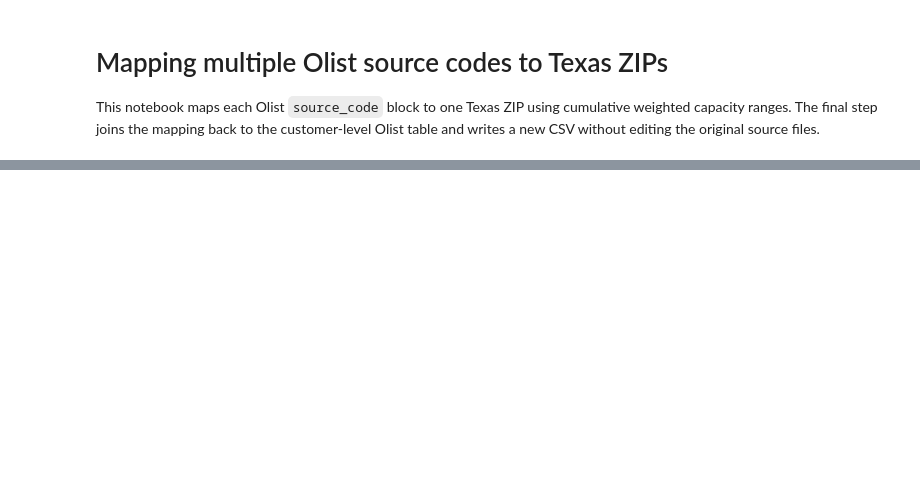
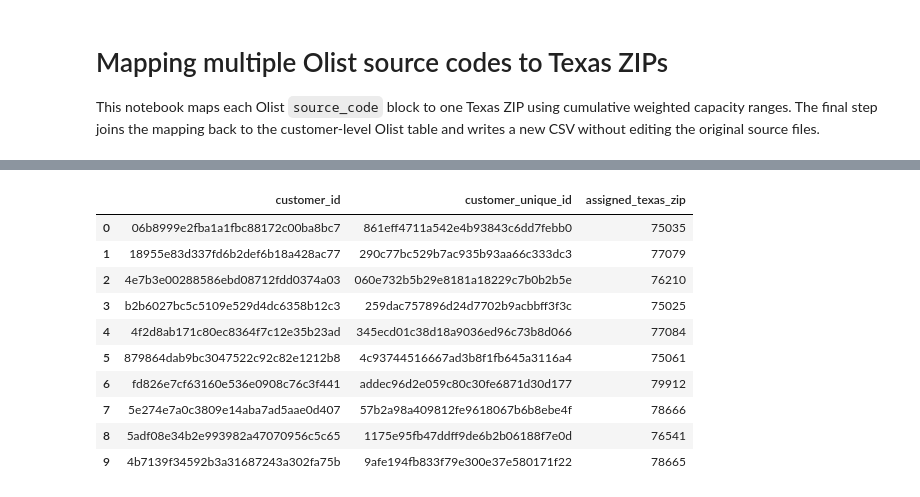
Before and after one commit to rparaula/Synthetic-Texas-Postal-Dataset, a Jupyter notebook: Synthetic_Customers_and_Orders/Mapping Table.ipynb, the cells around one changed output, grey strips where cells are left out. Drawn from its saved outputs; the diff is of its cells as text; code cells hidden in the pictures; blank space fills up the shorter version.

```diff
--- a/Synthetic_Customers_and_Orders/Mapping Table.ipynb
+++ b/Synthetic_Customers_and_Orders/Mapping Table.ipynb
@@ -231,0 +315,26 @@ display(tiny_zip_assignment_df[tiny_zip_assignment_df["assigned_source_code_coun
+# %%
+postal_customers = olist_customers_with_assigned_zip_df.drop(columns=[
+    "customer_city",
+    "customer_zip_code_prefix",
+    "customer_state",
+    "zip_group_4",
+    "source_code",
+    "zip_group_3",
+    "zip_group_2",
+    "source_code_count",
+    "source_code_proportion",
+    "source_code_percentage",
+    ])
+postal_customers.head(10)
+# %% [output]
+|  | customer_id | customer_unique_id | assigned_texas_zip |
+| 0 | 06b8999e2fba1a1fbc88172c00ba8bc7 | 861eff4711a542e4b93843c6dd7febb0 | 75035 |
+| 1 | 18955e83d337fd6b2def6b18a428ac77 | 290c77bc529b7ac935b93aa66c333dc3 | 77079 |
+| 2 | 4e7b3e00288586ebd08712fdd0374a03 | 060e732b5b29e8181a18229c7b0b2b5e | 76210 |
+| 3 | b2b6027bc5c5109e529d4dc6358b12c3 | 259dac757896d24d7702b9acbbff3f3c | 75025 |
+| 4 | 4f2d8ab171c80ec8364f7c12e35b23ad | 345ecd01c38d18a9036ed96c73b8d066 | 77084 |
+| 5 | 879864dab9bc3047522c92c82e1212b8 | 4c93744516667ad3b8f1fb645a3116a4 | 75061 |
+| 6 | fd826e7cf63160e536e0908c76c3f441 | addec96d2e059c80c30fe6871d30d177 | 79912 |
+| 7 | 5e274e7a0c3809e14aba7ad5aae0d407 | 57b2a98a409812fe9618067b6b8ebe4f | 78666 |
+| 8 | 5adf08e34b2e993982a47070956c5c65 | 1175e95fb47ddff9de6b2b06188f7e0d | 76541 |
+| 9 | 4b7139f34592b3a31687243a302fa75b | 9afe194fb833f79e300e37e580171f22 | 78665 |
```
Also changed, not shown: parts of 8 cells of this notebook, 8 other files.
